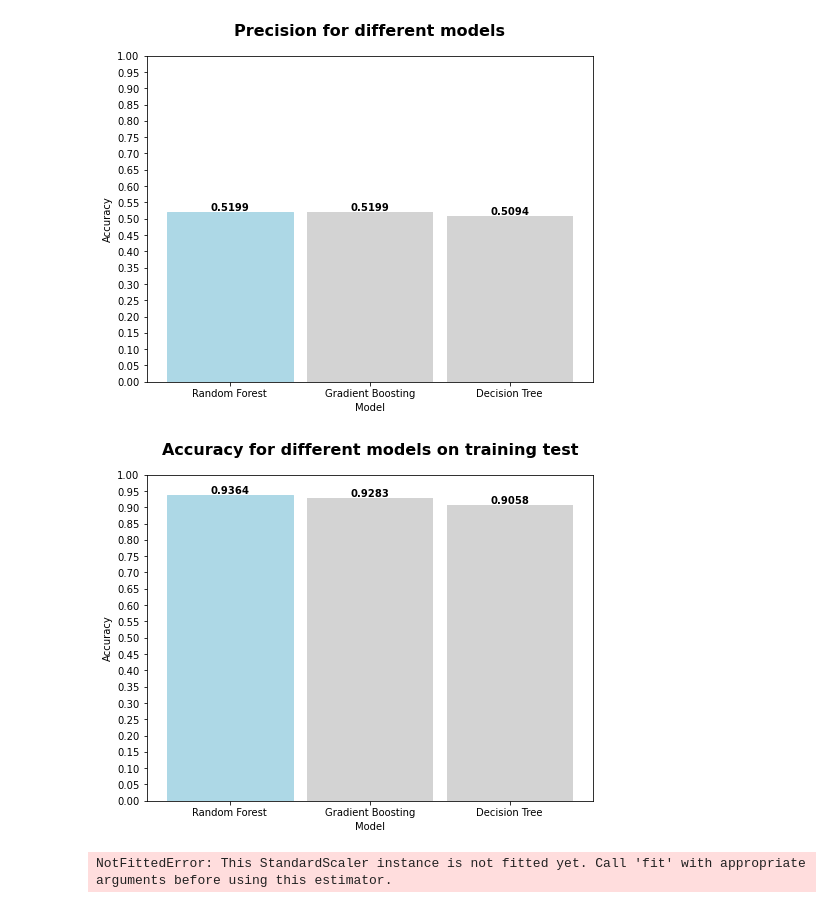
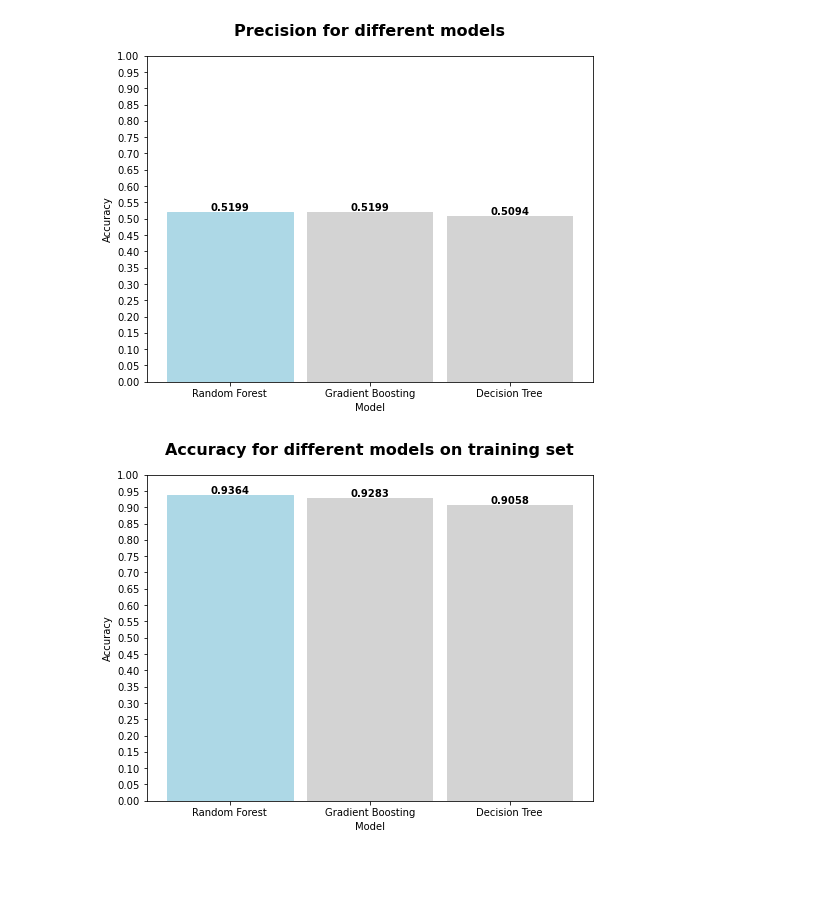
Before and after one commit to Milica19105/cbs, a Jupyter notebook: CBS_interview_task.ipynb, the cells around one changed output. Cells and saved outputs as stored; diff of their text form; code cells hidden in the pictures; blank space fills up the shorter version.

```diff
--- a/CBS_interview_task.ipynb
+++ b/CBS_interview_task.ipynb
@@ -586,44 +586,20 @@ plt.show()
 # %%
 models = ['Random Forest', 'Gradient Boosting', 'Decision Tree']
 
 recall_scores = [acc_train_rf,acc_train_grad,acc_train_dt]
 plt.figure(figsize=(8, 6))
 bars = plt.bar(models, recall_scores, width=0.9, color=['lightgray', 'lightgray','lightgray'])
 
 plt.xlabel('Model')
 plt.ylabel('Accuracy')
-plt.title('Accuracy for different models on training test',fontsize=16, fontweight='bold', pad=20)
+plt.title('Accuracy for different models on training set',fontsize=16, fontweight='bold', pad=20)
 plt.ylim([0, 1])
 plt.yticks([i/100 for i in range(0, 101, 5)])
 max_index = recall_scores.index(max(recall_scores))
 bars[max_index].set_color('lightblue')
 for i, v in enumerate(recall_scores):
     plt.text(i, v + 0.005, f'{v:.4f}', ha='center', color='black', fontweight='bold')
 
 plt.show()
 # %% [output]
-[figure, old version]
+[figure, new version]
-# %%
-from sklearn.metrics import RocCurveDisplay
-from sklearn.preprocessing import StandardScaler
-
-scaler = StandardScaler()
-X_test_normalized = scaler.transform(X_test)
-
-fig, ax = plt.subplots(figsize=(10, 8))
-
-roc_display1 = RocCurveDisplay.from_estimator(dt, X_test_normalized, y_test, ax=ax, name='Decision Tree')
-
-roc_display2 = RocCurveDisplay.from_estimator(rf, X_test_normalized, y_test, ax=ax, name='Random Forest')
-
-roc_display3 = RocCurveDisplay.from_estimator(gradient, X_test_normalized, y_test, ax=ax, name='Gradient Boosting')
-
-plt.plot([0, 1], [0, 1], linestyle='--', color='red', label='Random classifier')
-
-plt.legend(loc='lower right', fontsize=12)
-plt.xlabel('False positive rate (FPR)', fontsize=14)
-plt.ylabel('True positive rate (TPR)', fontsize=14)
-
-plt.show()
-# %% [output]
-NotFittedError: This StandardScaler instance is not fitted yet. Call 'fit' with appropriate arguments before using this estimator.
```
Also changed, not shown: parts of 1 cell of this notebook.
